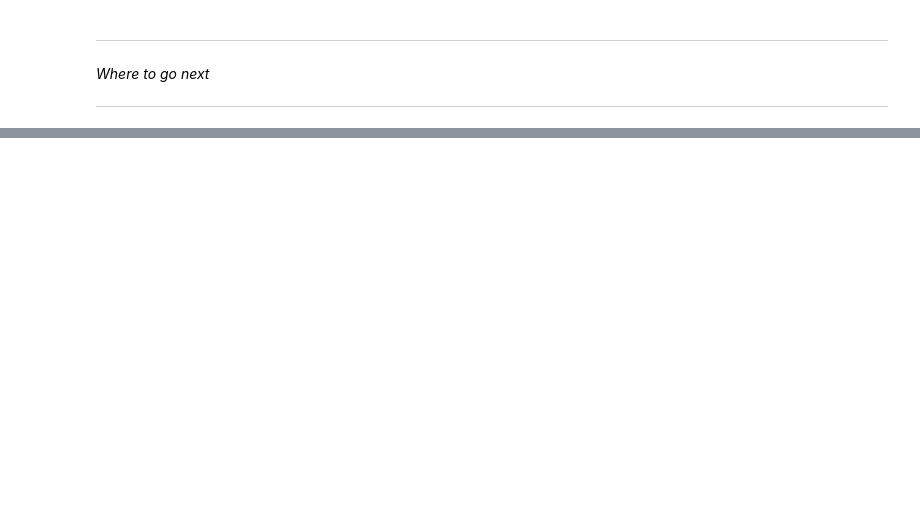
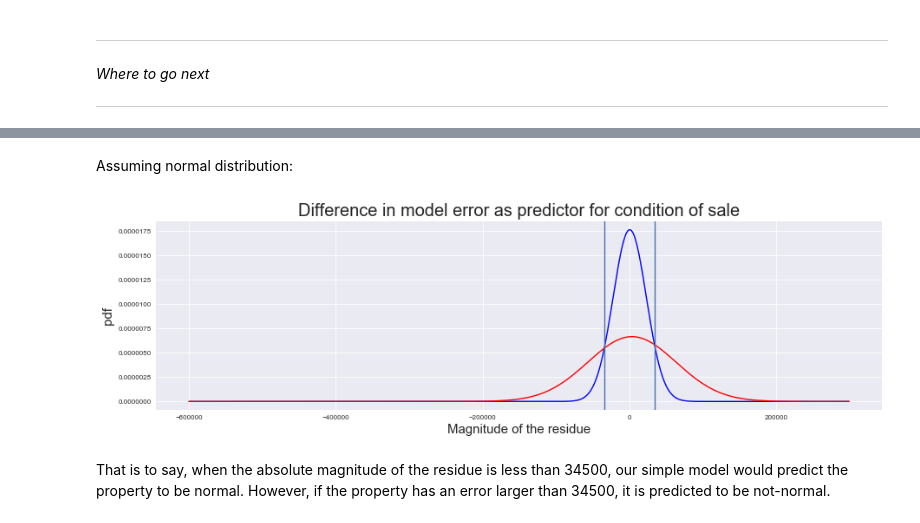
Before and after one commit to Rony-A/sc2-replay-analysis, a Jupyter notebook: mycchaka/project1/Project_1.ipynb, the cells around one changed output, grey strips where cells are left out. Cells and saved outputs as stored; diff of their text form; code cells hidden in the pictures; blank space fills up the shorter version.

```diff
--- a/mycchaka/project1/Project_1.ipynb
+++ b/mycchaka/project1/Project_1.ipynb
@@ -1534,0 +1700,20 @@ _Where to go next_
+# %% [markdown]
+Assuming normal distribution:
+# %%
+plt.figure(figsize=(15,4))
+x_axis = np.arange(-600000, 300000, 1000)
+
+plt.plot(x_axis, norm.pdf(x_axis,resids_on_normal.mean(),resids_on_normal.std()),color = 'b')
+plt.plot(x_axis, norm.pdf(x_axis,resids_on_not_normal.mean(),resids_on_not_normal.std()),color = 'r')
+plt.xlabel('Magnitude of the residue', size = 15)
+plt.ylabel('pdf', size = 15)
+plt.title('Difference in model error as predictor for condition of sale', size=20)
+
+k = 34500
+plt.axvline(x=k, ymax=norm.pdf(k,resids_on_normal.mean(),resids_on_normal.std())/0.000001)
+plt.axvline(x=-k, ymax=norm.pdf(-k,resids_on_normal.mean(),resids_on_normal.std())/0.000001)
+plt.show()
+# %% [output]
+[figure, added]
+# %% [markdown]
+That is to say, when the absolute magnitude of the residue is less than 34500, our simple model would predict the property to be normal. However, if the property has an error larger than 34500, it is predicted to be not-normal.
```
Also changed, not shown: parts of 40 cells of this notebook.
